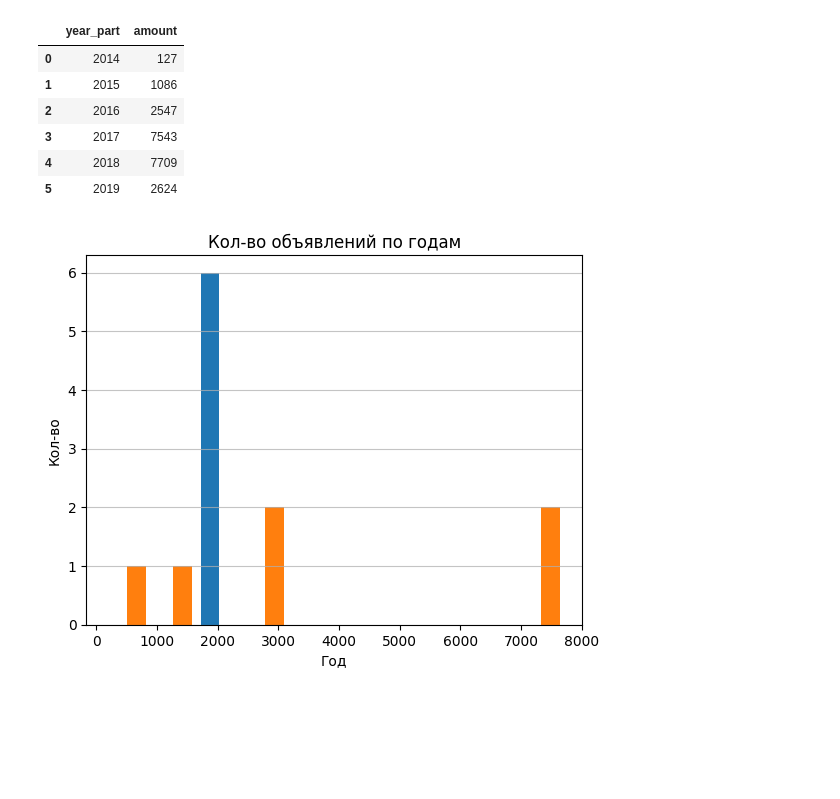
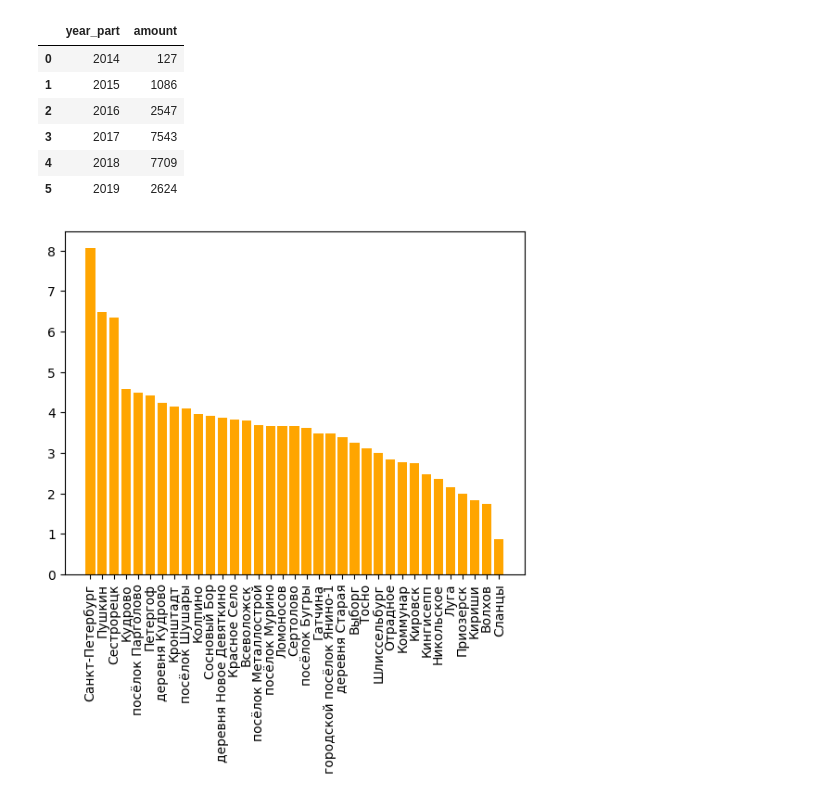
Before and after one commit to gleb-pan/data-analytics-decode, a Jupyter notebook: Submissions/Final_project.ipynb, the cells around one changed output. Cells and saved outputs as stored; diff of their text form; code cells hidden in the pictures; blank space fills up the shorter version.

```diff
--- a/Submissions/Final_project.ipynb
+++ b/Submissions/Final_project.ipynb
@@ -233,17 +241,19 @@ year_activity
 | 3 | 2017 | 7543 |
 | 4 | 2018 | 7709 |
 | 5 | 2019 | 2624 |
-# %%
-import matplotlib.pyplot as plt
-
-
-plt.hist(year_activity)  # Adjust the number of bins as needed
-plt.title('Кол-во объявлений по годам')
-plt.xlabel('Год')
-plt.ylabel('Кол-во')
-plt.grid(axis='y', alpha=0.75)
-
-# Show the plot
-plt.show()
-# %% [output]
-[figure, removed]
+# %%
+# теперь посмотрим среднее значение по ценам в каждом городе
+
+mean_price = df.groupby('locality_name').agg({'last_price': 'mean'}).sort_values(by='last_price', ascending=False).reset_index()
+mean_price['last_price'] = mean_price['last_price']/1_000_000
+
+median_price = df.groupby('locality_name').agg({'last_price': 'mean'}).sort_values(by='last_price', ascending=False).reset_index()
+median_price['last_price'] = median_price['last_price']/1_000_000
+
+plt.xticks(rotation='vertical')
+plt.bar(mean_price['locality_name'], mean_price['last_price'], color='blue', label='Mean')
+plt.bar(median_price['locality_name'], median_price['last_price'], color='orange', label='Median')
+
+plt.show()
+# %% [output]
+[figure, added]
```
Also changed, not shown: parts of 5 cells of this notebook, 1 other file.
